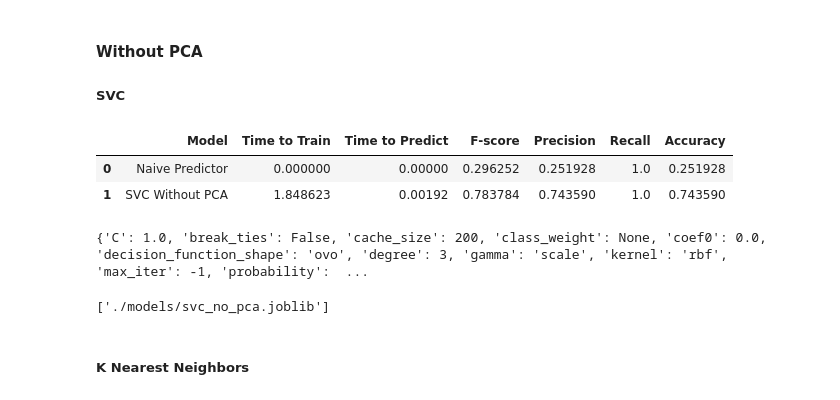
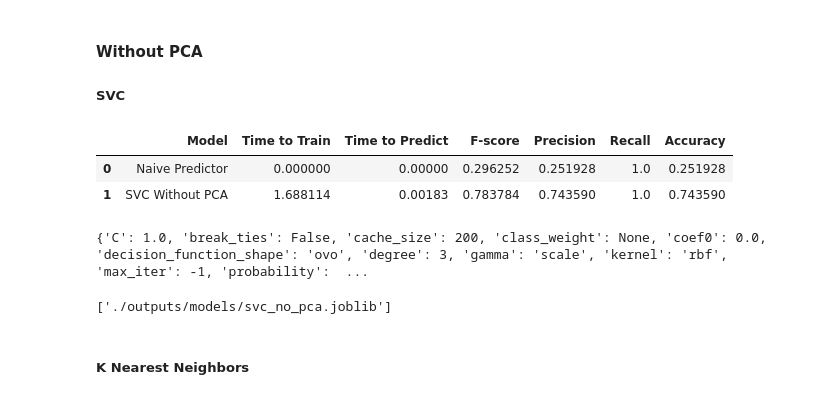
Before and after one commit to griffinschwab/NYSE-ML-Project, a Jupyter notebook: train-and-test-ml-models.ipynb, the cells around one changed output. Cells and saved outputs as stored; diff of their text form; code cells hidden in the pictures.

```diff
--- a/train-and-test-ml-models.ipynb
+++ b/train-and-test-ml-models.ipynb
@@ -137,30 +137,30 @@ def train_predict(model:str,
 # %%
 from sklearn.metrics import make_scorer
 from sklearn.model_selection import GridSearchCV
 from sklearn.svm import SVC
 
 svc_no_pca = SVC(random_state=42)
 
 scorer = make_scorer(fbeta_score, beta=0.5, average='micro')
 parameters = {'kernel': ['linear', 'rbf', 'sigmoid', 'poly'],
               'shrinking': [True, False],
               'probability': [True, False],
               'decision_function_shape': ['ovo', 'ovr']}
 
 grid_obj = GridSearchCV(svc_no_pca, parameters, scoring=scorer)
 
 results, svc_no_pca = train_predict('SVC Without PCA', grid_obj, x_train, y_train, x_test, y_test)
 time_df.loc[len(time_df.index)] = results
 display(time_df.head(10))
 
 print(svc_no_pca.get_params())
-dump(svc_no_pca, './models/svc_no_pca.joblib')
+dump(svc_no_pca, './outputs/models/svc_no_pca.joblib')
 # %% [output]
 |  | Model | Time to Train | Time to Predict | F-score | Precision | Recall | Accuracy |
 | 0 | Naive Predictor | 0.000000 | 0.00000 | 0.296252 | 0.251928 | 1.0 | 0.251928 |
-| 1 | SVC Without PCA | 1.848623 | 0.00192 | 0.783784 | 0.743590 | 1.0 | 0.743590 |
+| 1 | SVC Without PCA | 1.688114 | 0.00183 | 0.783784 | 0.743590 | 1.0 | 0.743590 |
 {'C': 1.0, 'break_ties': False, 'cache_size': 200, 'class_weight': None, 'coef0': 0.0, 'decision_function_shape': 'ovo', 'degree': 3, 'gamma': 'scale', 'kernel': 'rbf', 'max_iter': -1, 'probability':  ...
-['./models/svc_no_pca.joblib']
+['./outputs/models/svc_no_pca.joblib']
 # %% [markdown]
 ##### K Nearest Neighbors
 # %%
```
Also changed, not shown: parts of 12 cells of this notebook, 1 other file.
